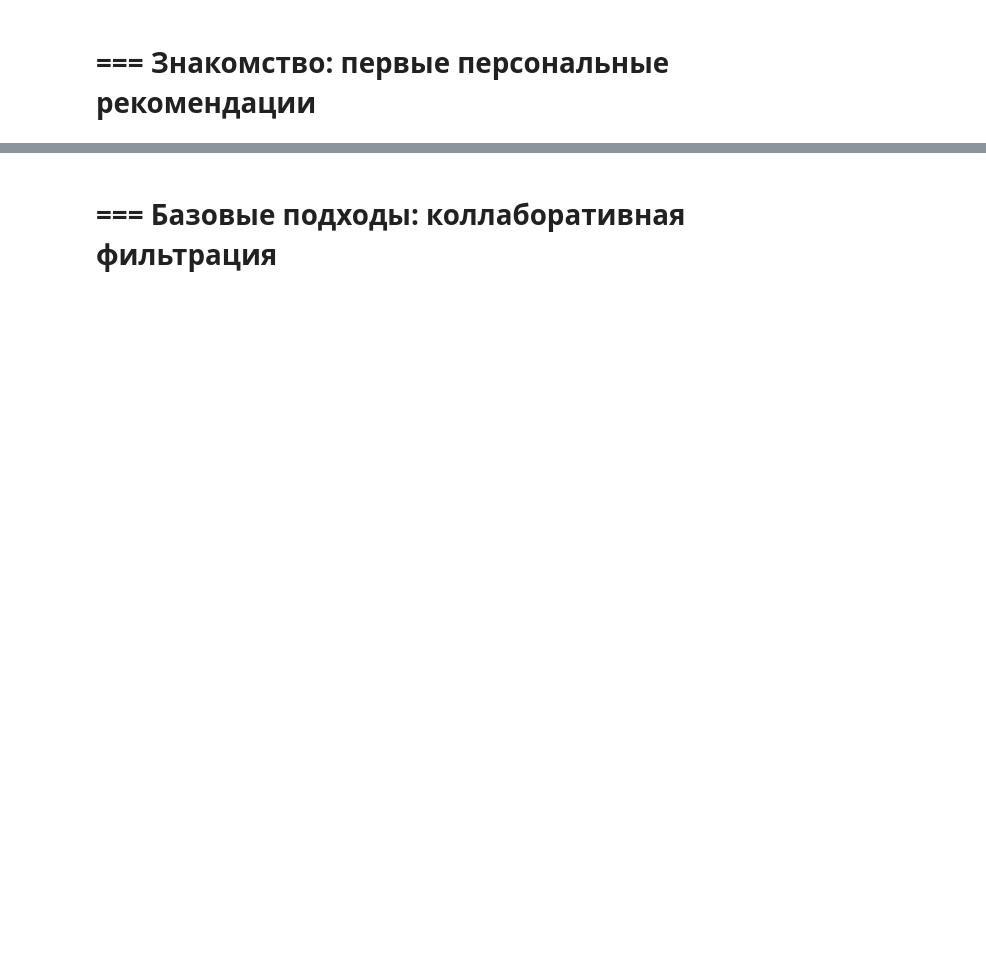
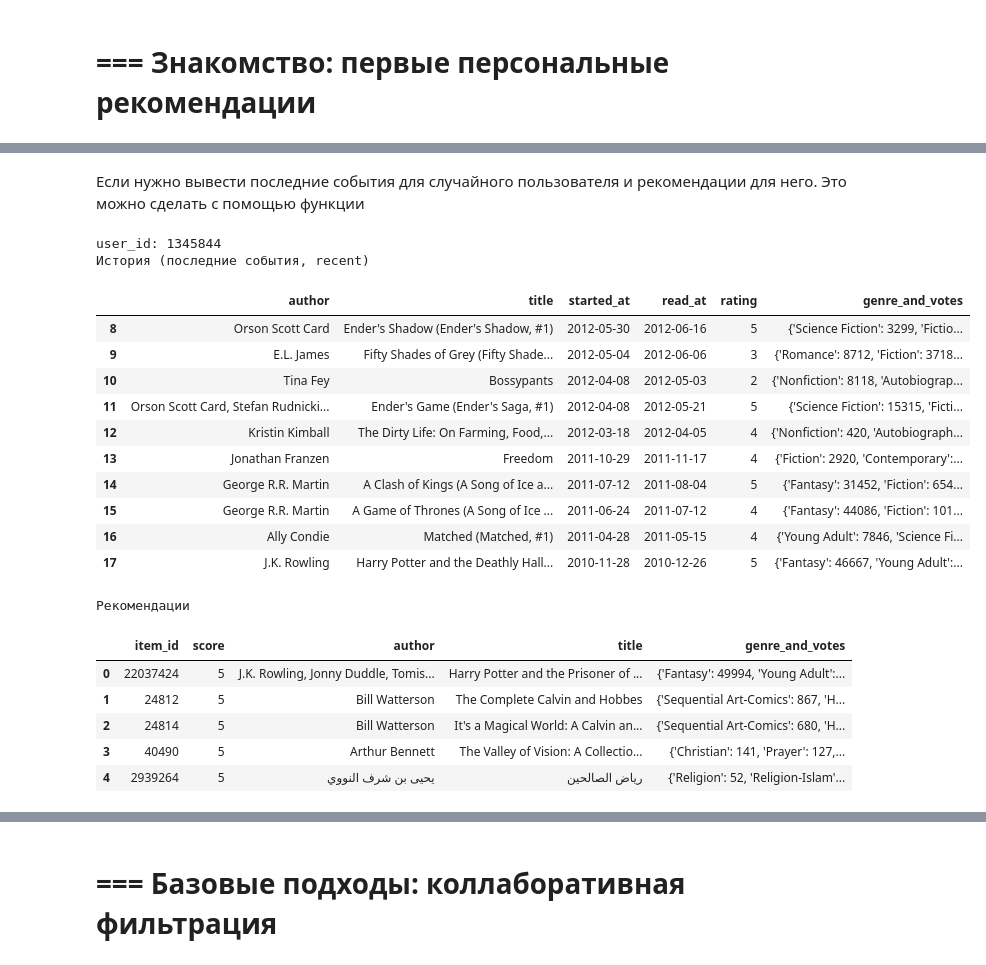
Before and after one commit to NikoMelnikov/mle-recsys-start, a Jupyter notebook: main_offline.ipynb, the cells around one changed output, grey strips where cells are left out. Drawn from its saved outputs; the diff is of its cells as text; code cells hidden in the pictures; blank space fills up the shorter version.

```diff
--- a/main_offline.ipynb
+++ b/main_offline.ipynb
@@ -27,0 +250,15 @@ events = pd.read_parquet("events.par")
+# %%
+from surprise.model_selection import train_test_split
+
+# Создание объекта Reader для определения структуры данных
+reader = Reader(rating_scale=(1, 5))
+
+# Преобразование DataFrame в объект Dataset формата Surprise
+data = Dataset.load_from_df(events_filtered[['user_id', 'item_id', 'rating']], reader)
+
+# Разделение данных на обучающий и тестовый наборы
+trainset, testset = train_test_split(data, test_size=0.2)
+# %%
+model = SVD(n_factors=100, n_epochs=20, lr_all=0.005, reg_all=0.02)
+# Обучение модели на обучающем наборе
+model.fit(trainset)
@@ -27,0 +267,10 @@ events = pd.read_parquet("events.par")
+# %%
+# Получение прогнозов модели на тестовом наборе
+predictions = model.test(testset)
+
+# Расчет MAE и RMSE
+mae = accuracy.mae(predictions)
+rmse = accuracy.rmse(predictions)
+
+print(f'MAE: {mae}')
+print(f'RMSE: {rmse}')
@@ -27,0 +321,43 @@ events = pd.read_parquet("events.par")
+# %% [markdown]
+Если нужно вывести последние события для случайного пользователя и рекомендации для него. Это можно сделать с помощью функции
+# %%
+# выберем произвольного пользователя из тренировочной выборки ("прошлого")
+user_id = events_train['user_id'].sample().iat[0]
+
+print(f"user_id: {user_id}")
+
+print("История (последние события, recent)")
+user_history = (
+    events_train
+    .query("user_id == @user_id")
+    .merge(items.set_index("item_id")[["author", "title", "genre_and_votes"]], on="item_id")
+)
+
+user_history_to_print = user_history[["author", "title", "started_at", "read_at", "rating", "genre_and_votes"]].tail(10)
+display(user_history_to_print)
+
+print("Рекомендации")
+user_recommendations = get_recommendations_svd(user_id, items, events_train, svd_model)
+user_recommendations = user_recommendations.merge(items[["item_id", "author", "title", "genre_and_votes"]], on="item_id")
+display(user_recommendations)
+# %% [output]
+user_id: 1345844
+История (последние события, recent)
+|  | author | title | started_at | read_at | rating | genre_and_votes |
+| 8 | Orson Scott Card | Ender's Shadow (Ender's Shadow, #1) | 2012-05-30 | 2012-06-16 | 5 | {'Science Fiction': 3299, 'Fictio... |
+| 9 | E.L. James | Fifty Shades of Grey (Fifty Shade... | 2012-05-04 | 2012-06-06 | 3 | {'Romance': 8712, 'Fiction': 3718... |
+| 10 | Tina Fey | Bossypants | 2012-04-08 | 2012-05-03 | 2 | {'Nonfiction': 8118, 'Autobiograp... |
+| 11 | Orson Scott Card, Stefan Rudnicki... | Ender's Game (Ender's Saga, #1) | 2012-04-08 | 2012-05-21 | 5 | {'Science Fiction': 15315, 'Ficti... |
+| 12 | Kristin Kimball | The Dirty Life: On Farming, Food,... | 2012-03-18 | 2012-04-05 | 4 | {'Nonfiction': 420, 'Autobiograph... |
+| 13 | Jonathan Franzen | Freedom | 2011-10-29 | 2011-11-17 | 4 | {'Fiction': 2920, 'Contemporary':... |
+| 14 | George R.R. Martin | A Clash of Kings (A Song of Ice a... | 2011-07-12 | 2011-08-04 | 5 | {'Fantasy': 31452, 'Fiction': 654... |
+| 15 | George R.R. Martin | A Game of Thrones (A Song of Ice ... | 2011-06-24 | 2011-07-12 | 4 | {'Fantasy': 44086, 'Fiction': 101... |
+| 16 | Ally Condie | Matched (Matched, #1) | 2011-04-28 | 2011-05-15 | 4 | {'Young Adult': 7846, 'Science Fi... |
+| 17 | J.K. Rowling | Harry Potter and the Deathly Hall... | 2010-11-28 | 2010-12-26 | 5 | {'Fantasy': 46667, 'Young Adult':... |
+Рекомендации
+|  | item_id | score | author | title | genre_and_votes |
+| 0 | 22037424 | 5 | J.K. Rowling, Jonny Duddle, Tomis... | Harry Potter and the Prisoner of ... | {'Fantasy': 49994, 'Young Adult':... |
+| 1 | 24812 | 5 | Bill Watterson | The Complete Calvin and Hobbes | {'Sequential Art-Comics': 867, 'H... |
+| 2 | 24814 | 5 | Bill Watterson | It's a Magical World: A Calvin an... | {'Sequential Art-Comics': 680, 'H... |
+| 3 | 40490 | 5 | Arthur Bennett | The Valley of Vision: A Collectio... | {'Christian': 141, 'Prayer': 127,... |
+| 4 | 2939264 | 5 | يحيى بن شرف النووي | رياض الصالحين | {'Religion': 52, 'Religion-Islam'... |
```
Also changed, not shown: parts of 82 cells of this notebook, 1 other file.
